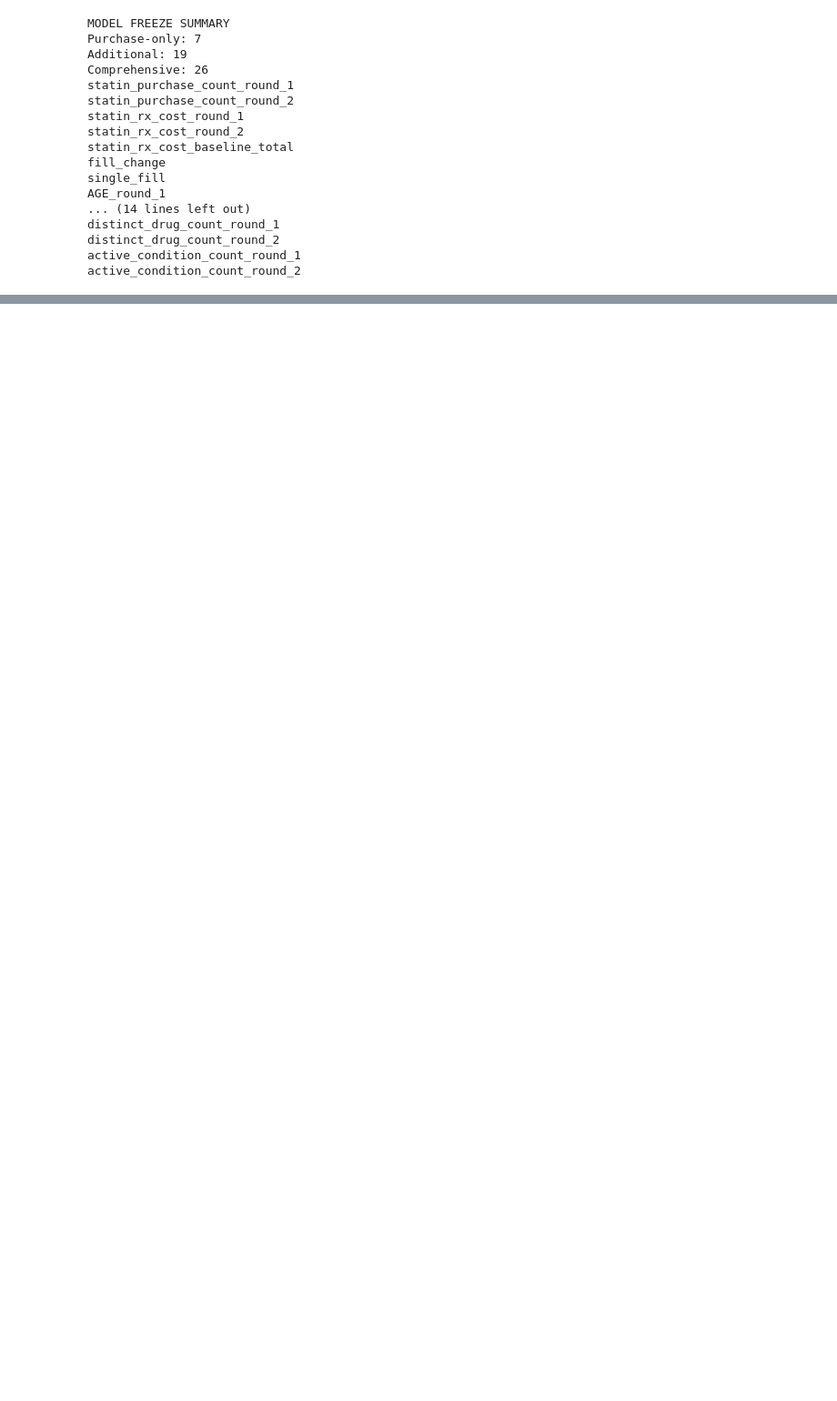
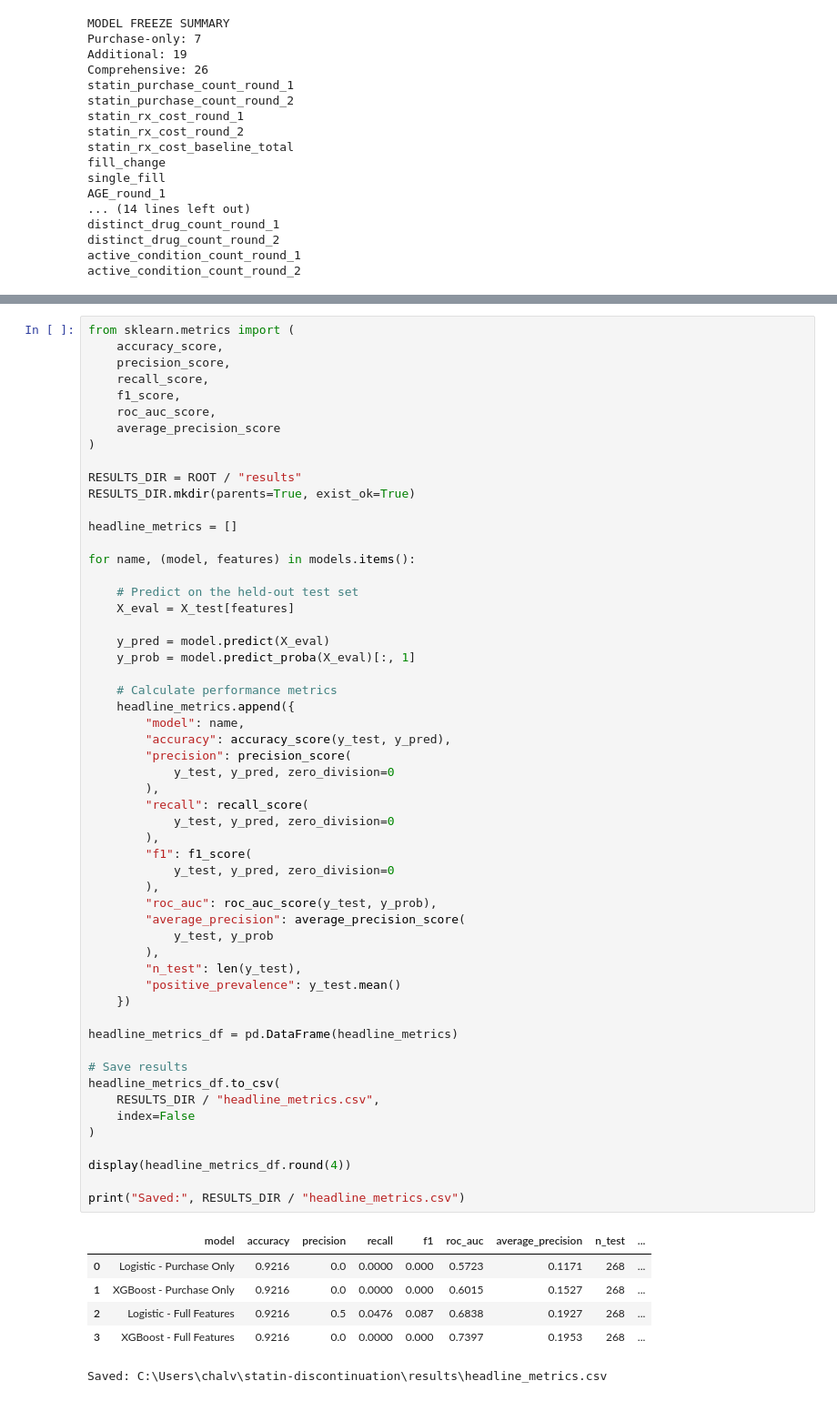
Before and after one commit to siads699-group20/statin-discontinuation, a Jupyter notebook: notebooks/03_modeling.ipynb, the cells around one changed output, grey strips where cells are left out. Shown at 91% size. Cells and saved outputs as stored; diff of their text form; blank space fills up the shorter version.

Commit message:
Add headline metrics, test predictions, and modeling notebook

```diff
--- a/notebooks/03_modeling.ipynb
+++ b/notebooks/03_modeling.ipynb
@@ -1443,0 +1446,62 @@ active_condition_count_round_2
+# %%
+from sklearn.metrics import (
+    accuracy_score,
+    precision_score,
+    recall_score,
+    f1_score,
+    roc_auc_score,
+    average_precision_score
+)
+
+RESULTS_DIR = ROOT / "results"
+RESULTS_DIR.mkdir(parents=True, exist_ok=True)
+
+headline_metrics = []
+
+for name, (model, features) in models.items():
+
+    # Predict on the held-out test set
+    X_eval = X_test[features]
+
+    y_pred = model.predict(X_eval)
+    y_prob = model.predict_proba(X_eval)[:, 1]
+
+    # Calculate performance metrics
+    headline_metrics.append({
+        "model": name,
+        "accuracy": accuracy_score(y_test, y_pred),
+        "precision": precision_score(
+            y_test, y_pred, zero_division=0
+        ),
+        "recall": recall_score(
+            y_test, y_pred, zero_division=0
+        ),
+        "f1": f1_score(
+            y_test, y_pred, zero_division=0
+        ),
+        "roc_auc": roc_auc_score(y_test, y_prob),
+        "average_precision": average_precision_score(
+            y_test, y_prob
+        ),
+        "n_test": len(y_test),
+        "positive_prevalence": y_test.mean()
+    })
+
+headline_metrics_df = pd.DataFrame(headline_metrics)
+
+# Save results
+headline_metrics_df.to_csv(
+    RESULTS_DIR / "headline_metrics.csv",
+    index=False
+)
+
+display(headline_metrics_df.round(4))
+
+print("Saved:", RESULTS_DIR / "headline_metrics.csv")
+# %% [output]
+|  | model | accuracy | precision | recall | f1 | roc_auc | average_precision | n_test | ... |
+| 0 | Logistic - Purchase Only | 0.9216 | 0.0 | 0.0000 | 0.000 | 0.5723 | 0.1171 | 268 | ... |
+| 1 | XGBoost - Purchase Only | 0.9216 | 0.0 | 0.0000 | 0.000 | 0.6015 | 0.1527 | 268 | ... |
+| 2 | Logistic - Full Features | 0.9216 | 0.5 | 0.0476 | 0.087 | 0.6838 | 0.1927 | 268 | ... |
+| 3 | XGBoost - Full Features | 0.9216 | 0.0 | 0.0000 | 0.000 | 0.7397 | 0.1953 | 268 | ... |
+Saved: C:\Users\chalv\statin-discontinuation\results\headline_metrics.csv
```
Also changed, not shown: parts of 3 cells of this notebook, 2 other files.
